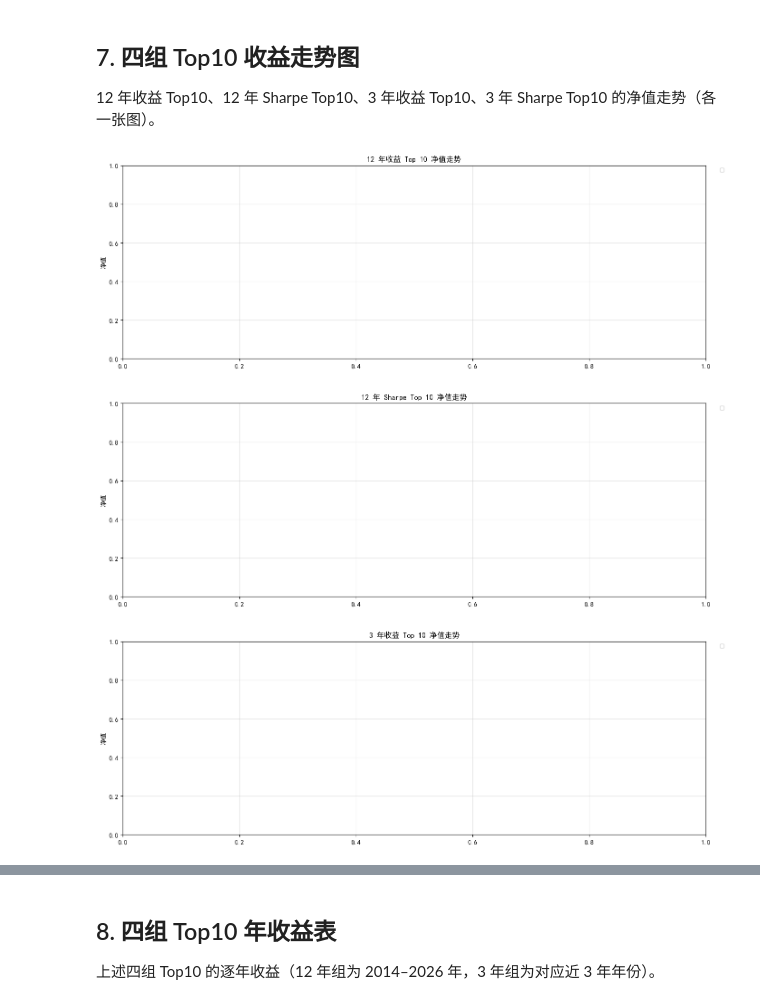
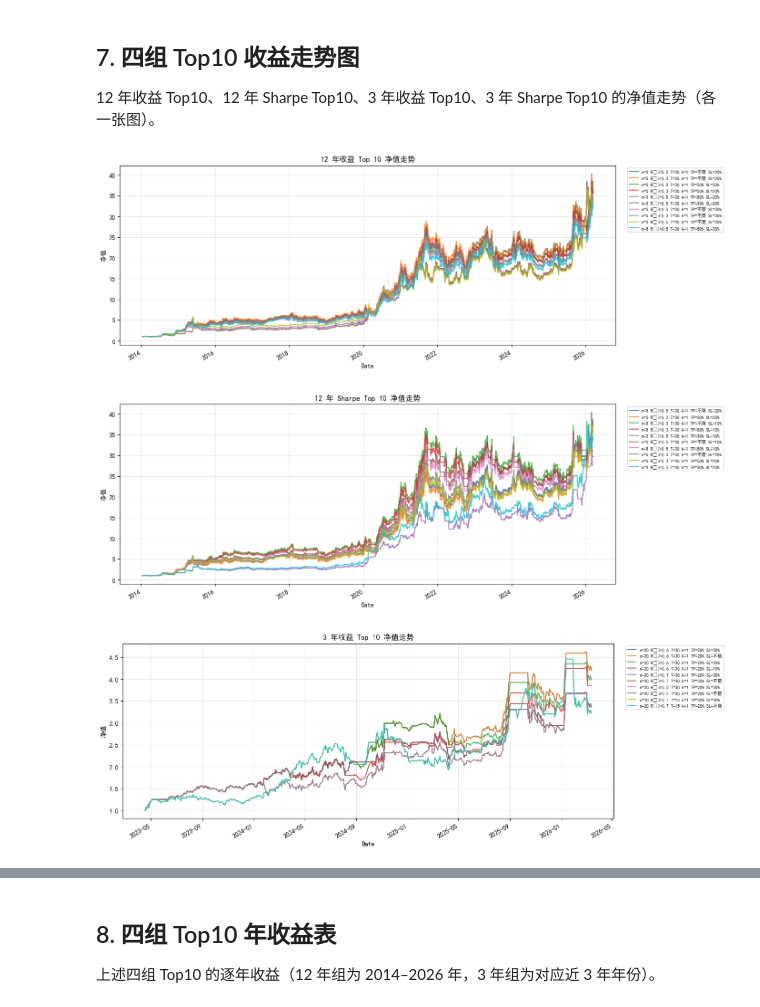
Before and after one commit to thinhunan/etf_momentum, a Jupyter notebook: momentum_backtest.ipynb, the cells around one changed output, grey strips where cells are left out. Saved outputs shown, nothing was run; the diff lists cells and outputs as text; code cells hidden in the pictures.

```diff
--- a/momentum_backtest.ipynb
+++ b/momentum_backtest.ipynb
@@ -294,11 +252,13 @@ def backtest_momentum(
 # %% [markdown]
 ## 3. 定义参数网格
 # %%
-N_LIST = [3, 5, 10, 15, 20, 25, 30, 40]      # 动量回看天数
-R2_LIST = [0.3, 0.4, 0.5, 0.6, 0.7, 0.8, 0.9]          # R² 阈值
-REBAL_LIST = [5, 10, 15, 20, 30]                  # 调仓周期（交易日）
-TOP_K_LIST = [1, 2, 3, 5]                        # 每次持有 ETF 数量（网格）
+N_LIST = [3, 5, 7, 20, 25, 30, 35, 40]           # 动量回看天数 (移除表现差的10,15; 补充7,35)
+R2_LIST = [0.3, 0.5, 0.6, 0.7, 0.8]               # R² 阈值 (移除0.4≈0.3、0.9最差)
+REBAL_LIST = [10, 15, 20, 25, 30, 45, 60]          # 调仓周期 (移除5最差; 补充25,45,60)
+TOP_K_LIST = [1, 2, 3]                             # 每次持有 ETF 数量 (移除5收益最低)
+TP_LIST = [0.2, 0.3, 0.5, None]                    # 单笔止盈 (None=不限)
+SL_DD_LIST = [0.1, 0.2, 0.3, None]                 # 最大回撤止损 (None=不限)
 
-param_grid = list(product(N_LIST, R2_LIST, REBAL_LIST, TOP_K_LIST))
-print(f'参数组合数: {len(param_grid)}')
+param_grid = list(product(N_LIST, R2_LIST, REBAL_LIST, TOP_K_LIST, TP_LIST, SL_DD_LIST))
+print(f'参数组合数: {len(param_grid)}  ({len(N_LIST)}n × {len(R2_LIST)}R² × {len(REBAL_LIST)}rebal × {len(TOP_K_LIST)}topk × {len(TP_LIST)}TP × {len(SL_DD_LIST)}SL)')
 # %% [output]
@@ -609,84 +582,80 @@ plt.show()
 12 年收益 Top10、12 年 Sharpe Top10、3 年收益 Top10、3 年 Sharpe Top10 的净值走势（各一张图）。
 # %%
 def _nav_key(row):
-    """与 §4 回测中 label 格式一致，避免 float 精度导致 key 对不上。"""
     n = int(row['n'])
     r2 = round(float(row['R2_threshold']), 4)
     rebal = int(row['rebal_period'])
     top_k = int(row['top_k'])
-    return f"n={n}_R2={r2}_rebal={rebal}_topk={top_k}"
+    tp = row.get('take_profit', None)
+    sl = row.get('max_dd_stop', None)
+    tp_s = 'inf' if pd.isna(tp) or tp is None else str(tp)
+    sl_s = 'inf' if pd.isna(sl) or sl is None else str(sl)
+    return f"n={n}_R2={r2}_rebal={rebal}_topk={top_k}_tp={tp_s}_sl={sl_s}"
 
 import re
 
 def _find_nav(cache, row):
-    """先按 key 取，若无则按 (n,r2,rebal,top_k) 在 cache 的 key 里匹配。"""
     key = _nav_key(row)
     if key in cache:
         return cache[key]
     n, r2, rebal, top_k = int(row['n']), round(float(row['R2_threshold']), 4), int(row['rebal_period']), int(row['top_k'])
+    tp = row.get('take_profit', None)
+    sl = row.get('max_dd_stop', None)
+    tp_s = 'inf' if pd.isna(tp) or tp is None else str(tp)
+    sl_s = 'inf' if pd.isna(sl) or sl is None else str(sl)
     for k in cache:
-        if f"n={n}_" in k and f"_rebal={rebal}_" in k and f"_topk={top_k}" in k:
+        if (f"n={n}_" in k and f"_rebal={rebal}_" in k and f"_topk={top_k}" in k
+                and f"_tp={tp_s}_" in k and f"_sl={sl_s}" in k):
             m = re.search(r'R2=([\d.]+)', k)
             if m and abs(float(m.group(1)) - r2) < 1e-5:
                 return cache[k]
     return None
+
+def _make_label(row):
+    tp_s = f"{row['take_profit']:.0%}" if pd.notna(row.get('take_profit')) else '不限'
+    sl_s = f"{row['max_dd_stop']:.0%}" if pd.notna(row.get('max_dd_stop')) else '不限'
+    return f"n={int(row['n'])} R\u00b2\u2265{row['R2_threshold']} T={int(row['rebal_period'])} k={int(row['top_k'])} TP={tp_s} SL={sl_s}"
 
 # 1) 12 年收益 Top 10 走势
 top10_ret_12y = result_df.nlargest(10, 'total_ret_12y')
 fig, ax = plt.subplots(figsize=(14, 5))
 for _, row in top10_ret_12y.iterrows():
     nav = _find_nav(nav_cache, row)
     if nav is not None:
-        nav.plot(ax=ax, label=f"n={int(row['n'])} R²≥{row['R2_threshold']} T={int(row['rebal_period'])} k={int(row['top_k'])}", alpha=0.8)
-ax.set_title('12 年收益 Top 10 净值走势')
-ax.legend(bbox_to_anchor=(1.02, 1), loc='upper left', fontsize=8)
-ax.set_ylabel('净值')
-ax.grid(True, alpha=0.3)
-plt.tight_layout()
-plt.show()
+        nav.plot(ax=ax, label=_make_label(row), alpha=0.8)
+ax.set_title('12 年收益 Top 10 净值走势'); ax.legend(bbox_to_anchor=(1.02, 1), loc='upper left', fontsize=7)
+ax.set_ylabel('净值'); ax.grid(True, alpha=0.3); plt.tight_layout(); plt.show()
 
 # 2) 12 年 Sharpe Top 10 走势
 top10_sharpe_12y = result_df.nlargest(10, 'sharpe_12y')
 fig, ax = plt.subplots(figsize=(14, 5))
 for _, row in top10_sharpe_12y.iterrows():
     nav = _find_nav(nav_cache, row)
     if nav is not None:
-        nav.plot(ax=ax, label=f"n={int(row['n'])} R²≥{row['R2_threshold']} T={int(row['rebal_period'])} k={int(row['top_k'])}", alpha=0.8)
-ax.set_title('12 年 Sharpe Top 10 净值走势')
-ax.legend(bbox_to_anchor=(1.02, 1), loc='upper left', fontsize=8)
-ax.set_ylabel('净值')
-ax.grid(True, alpha=0.3)
-plt.tight_layout()
-plt.show()
+        nav.plot(ax=ax, label=_make_label(row), alpha=0.8)
+ax.set_title('12 年 Sharpe Top 10 净值走势'); ax.legend(bbox_to_anchor=(1.02, 1), loc='upper left', fontsize=7)
+ax.set_ylabel('净值'); ax.grid(True, alpha=0.3); plt.tight_layout(); plt.show()
 
 # 3) 3 年收益 Top 10 走势
 top10_ret_3y = result_df.nlargest(10, 'total_ret_3y')
 fig, ax = plt.subplots(figsize=(14, 5))
 for _, row in top10_ret_3y.iterrows():
     nav = _find_nav(nav_cache_3y, row)
     if nav is not None:
-        nav.plot(ax=ax, label=f"n={int(row['n'])} R²≥{row['R2_threshold']} T={int(row['rebal_period'])} k={int(row['top_k'])}", alpha=0.8)
-ax.set_title('3 年收益 Top 10 净值走势')
-ax.legend(bbox_to_anchor=(1.02, 1), loc='upper left', fontsize=8)
-ax.set_ylabel('净值')
-ax.grid(True, alpha=0.3)
-plt.tight_layout()
-plt.show()
+        nav.plot(ax=ax, label=_make_label(row), alpha=0.8)
+ax.set_title('3 年收益 Top 10 净值走势'); ax.legend(bbox_to_anchor=(1.02, 1), loc='upper left', fontsize=7)
+ax.set_ylabel('净值'); ax.grid(True, alpha=0.3); plt.tight_layout(); plt.show()
 
 # 4) 3 年 Sharpe Top 10 走势
 top10_sharpe_3y = result_df.nlargest(10, 'sharpe_3y')
 fig, ax = plt.subplots(figsize=(14, 5))
 for _, row in top10_sharpe_3y.iterrows():
     nav = _find_nav(nav_cache_3y, row)
     if nav is not None:
-        nav.plot(ax=ax, label=f"n={int(row['n'])} R²≥{row['R2_threshold']} T={int(row['rebal_period'])} k={int(row['top_k'])}", alpha=0.8)
-ax.set_title('3 年 Sharpe Top 10 净值走势')
-ax.legend(bbox_to_anchor=(1.02, 1), loc='upper left', fontsize=8)
-ax.set_ylabel('净值')
-ax.grid(True, alpha=0.3)
-plt.tight_layout()
-plt.show()
+        nav.plot(ax=ax, label=_make_label(row), alpha=0.8)
+ax.set_title('3 年 Sharpe Top 10 净值走势'); ax.legend(bbox_to_anchor=(1.02, 1), loc='upper left', fontsize=7)
+ax.set_ylabel('净值'); ax.grid(True, alpha=0.3); plt.tight_layout(); plt.show()
 # %% [output]
-[figure, old version]
+[figure, new version]
-[figure, old version]
+[figure, new version]
-[figure, old version]
+[figure, new version]
```
Also changed, not shown: parts of 12 cells of this notebook, 15 other files.
